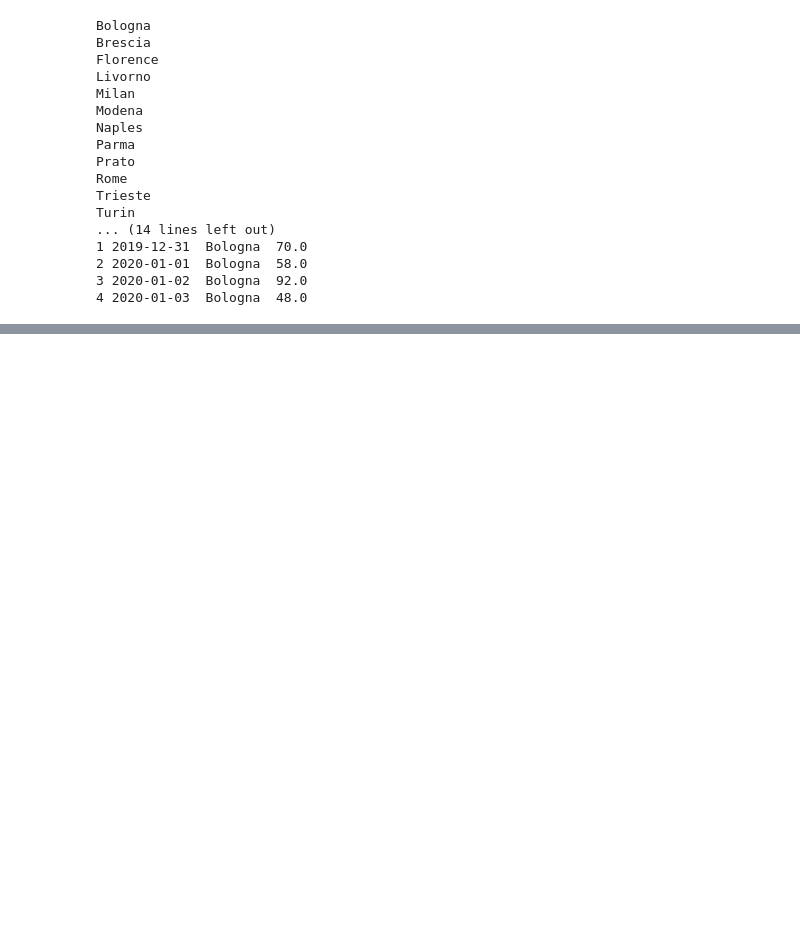
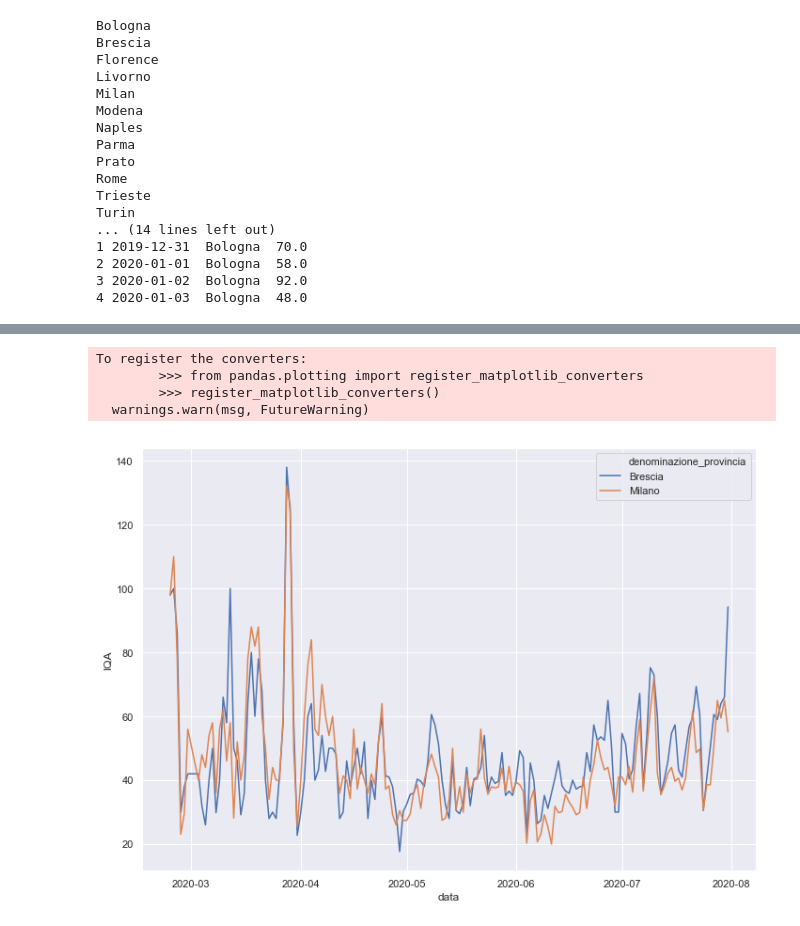
Before and after one commit to zirafel/covid_analysis, a Jupyter notebook: covid_air_quality/preprocessing.ipynb, the cells around one changed output, grey strips where cells are left out. Cells and saved outputs as stored; diff of their text form; code cells hidden in the pictures; blank space fills up the shorter version.

```diff
--- a/covid_air_quality/preprocessing.ipynb
+++ b/covid_air_quality/preprocessing.ipynb
@@ -184,0 +221,22 @@ NameError: name 'pandasql' is not defined
+# %%
+import pandas as pd
+# read dataset
+df_covid_iqa = pd.read_csv('covid_iqa.csv',delimiter=',', keep_default_na=False, na_values=[''])
+df_covid_iqa.head()
+#print(df_covid_iqa['data'].max())
+df_covid_iqa['data'] = pd.to_datetime(df_covid_iqa['data'], format="%Y-%m-%d")
+df_covid_iqa['dayofyear'] = df_covid_iqa['data'].dt.dayofyear
+# %%
+# plot main european cities
+import seaborn as sns; sns.set()
+import matplotlib.pyplot as plt
+df_covid_iqa_filt = df_covid_iqa.loc[df_covid_iqa['denominazione_provincia'].isin(['Milano','Brescia'])]
+sns.set(rc={'figure.figsize':(11.7,8.27)})
+ax = sns.lineplot(x="data", y="IQA", hue="denominazione_provincia",
+                  data=df_covid_iqa_filt)
+# %% [output]
+To register the converters:
+        >>> from pandas.plotting import register_matplotlib_converters
+        >>> register_matplotlib_converters()
+  warnings.warn(msg, FutureWarning)
+[figure, added]
```
Also changed, not shown: parts of 4 cells of this notebook, 2 other files.
